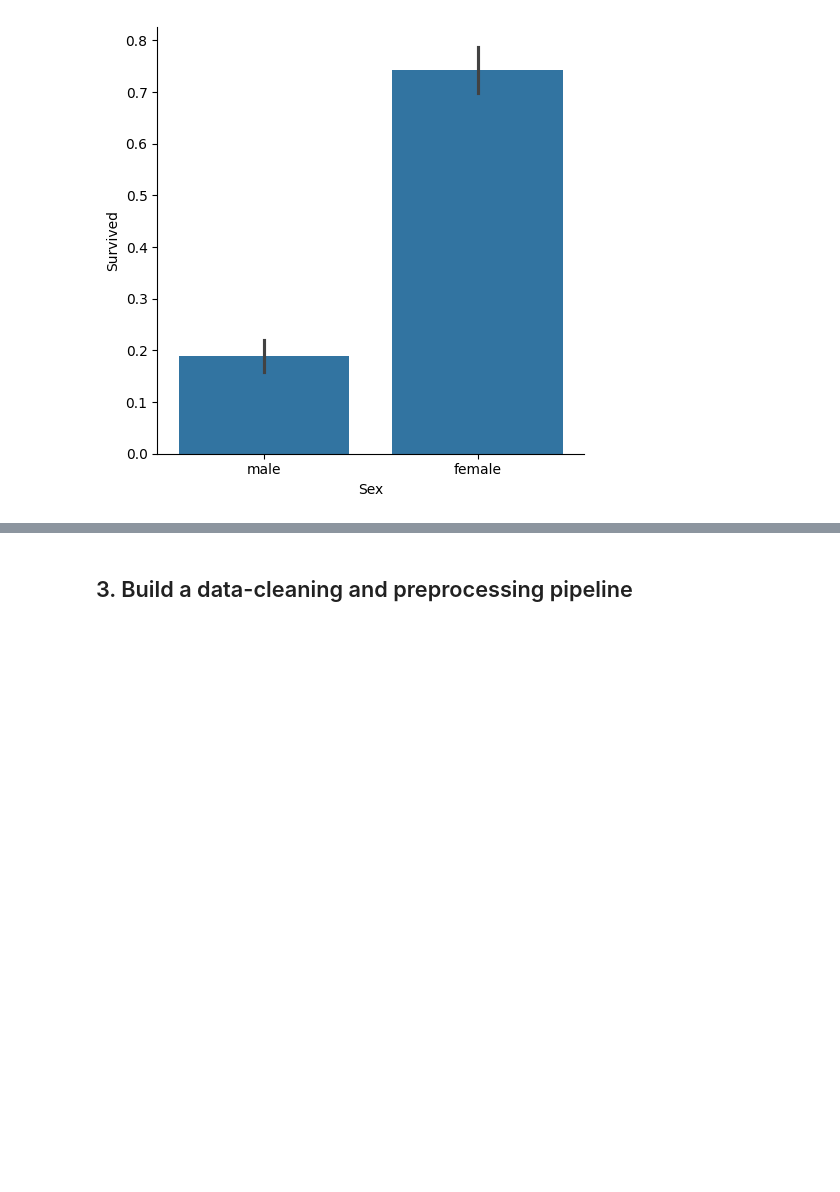
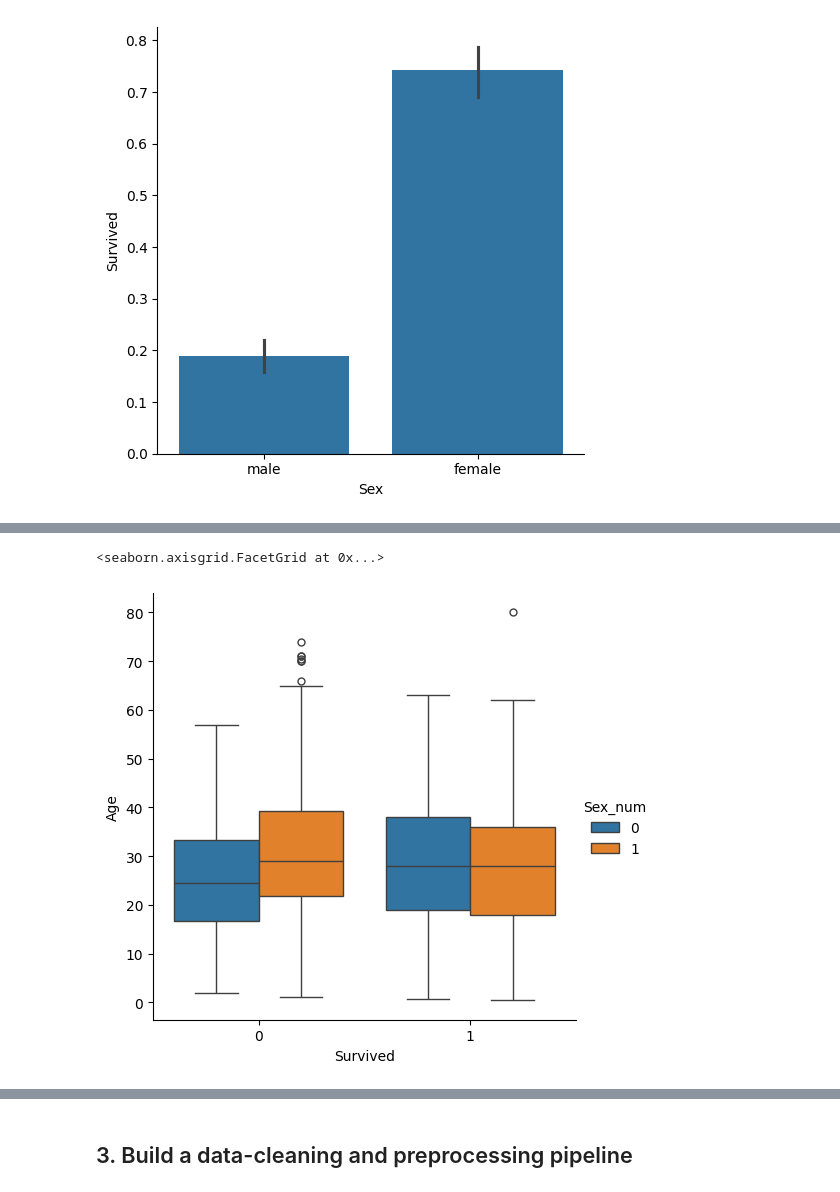
Before and after one commit to AbigailDerton/titanic-ml, a Jupyter notebook: Titanic_Survival_Kaggle.ipynb, the cells around one changed output, grey strips where cells are left out. Drawn from its saved outputs; the diff is of its cells as text; code cells hidden in the pictures; blank space fills up the shorter version.

```diff
--- a/Titanic_Survival_Kaggle.ipynb
+++ b/Titanic_Survival_Kaggle.ipynb
@@ -114,0 +137,5 @@ sns.catplot(data=train_set, x="Sex", y="Survived", kind="bar")
+# %%
+sns.catplot(data=train_set, x="Survived", y="Age", hue="Sex_num", kind="box")
+# %% [output]
+<seaborn.axisgrid.FacetGrid at 0x...>
+[figure, added]
```
Also changed, not shown: parts of 25 cells of this notebook.
